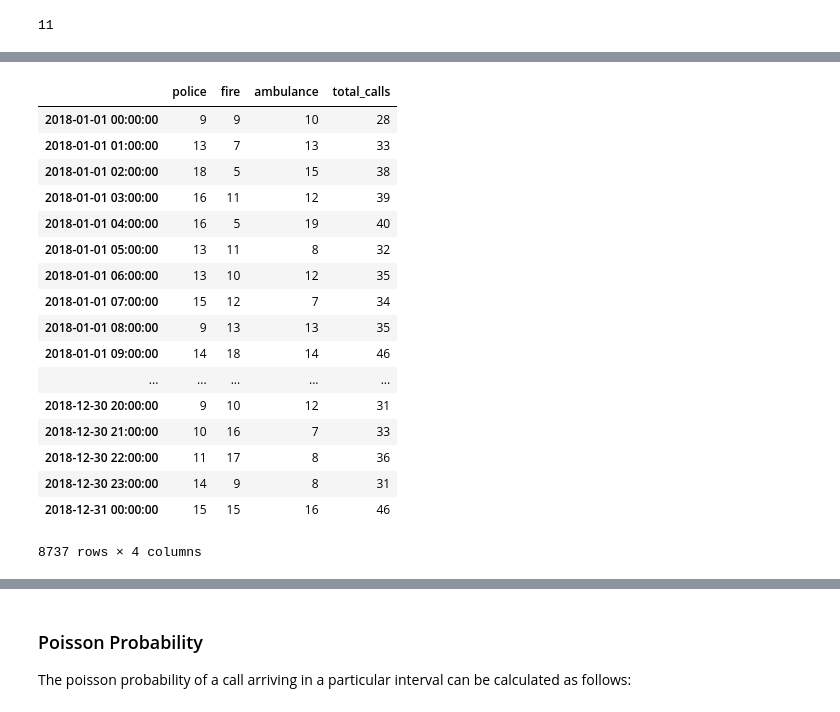
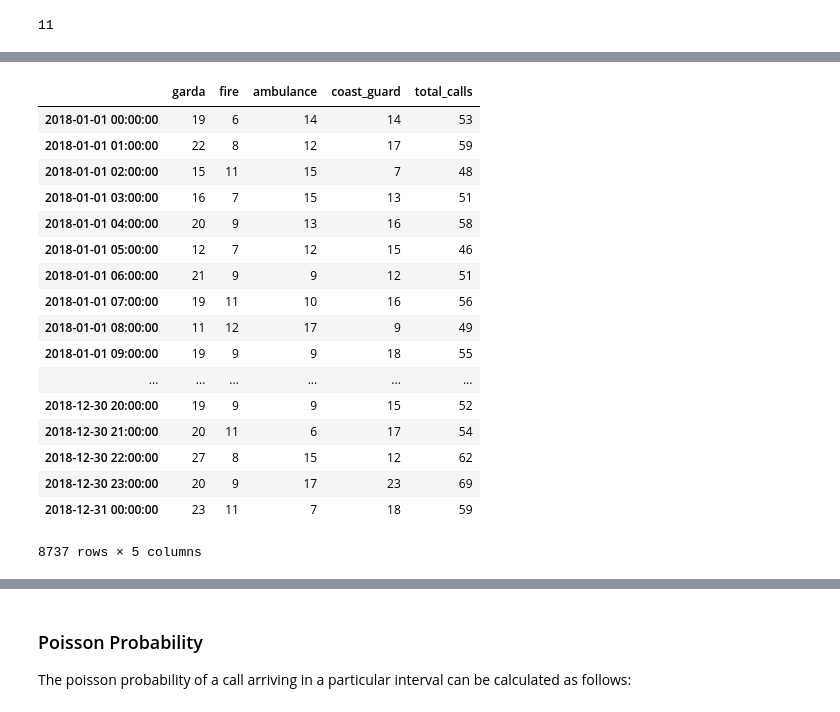
Before and after one commit to moranneil/Programming-For-Data-Analysis-Project-2019, a Jupyter notebook: Programming-For-Data-Analysis-Project-2019.ipynb, the cells around one changed output, grey strips where cells are left out. Cells and saved outputs as stored; diff of their text form; code cells hidden in the pictures.

Commit message:
Added new columns to Dataframe

```diff
--- a/Programming-For-Data-Analysis-Project-2019.ipynb
+++ b/Programming-For-Data-Analysis-Project-2019.ipynb
@@ -127,0 +136,6 @@ ecas_ambulance.head()
+# %%
+#Define a random integer for the Poisson distrubution lamda value for calls for a coast_guard emergency call.
+coast_guard_randomint = np.random.randint(10,15)
+coast_guard_randomint
+
+#Reference: https://docs.scipy.org/doc/numpy-1.15.1/reference/generated/numpy.random.randint.html
@@ -127,0 +144,10 @@ ecas_ambulance.head()
+# %%
+#Construct the ecas_coast_guard dataframe using Numpy random.poisson function in Python. The length of the dataframe is the amount
+#time intervals in the time_period defined above. The index of the Dataframe is the time_period time index variable.
+# The resulting poisson distribution values are labelled "coast_guard"
+ecas_coast_guard = pd.DataFrame(np.random.poisson(coast_guard_randomint, len(period_week)), index=period_week, columns=["coast_guard"])
+ecas_coast_guard.head()
+
+#Reference:
+#https://web.microsoftstream.com/video/db8801fe-9e42-4663-a508-5d6f38bb7327
+#https://docs.scipy.org/doc/numpy-1.15.1/reference/generated/numpy.random.poisson.html
@@ -128,4 +161,4 @@ ecas_ambulance.head()
 # %%
-ecas = ecas_police
+ecas = ecas_garda
 ecas.head()
 # %% [output]
@@ -181,0 +221,4 @@ ecas.head()
+# %%
+# Adding the coast_guard column to the ecas Dataframe, the ecas columns will consist of garda, fire, ambulance and coast_guard
+ecas['coast_guard'] = ecas_coast_guard['coast_guard'].values
+ecas.head()
@@ -182,27 +232,27 @@ ecas.head()
 # %%
-# Sum columns police, fire, ambulance to give a new column total_calls
+# Sum columns garda, fire, ambulance, coast_guard to give a new column total_calls
 # Reference: https://stackoverflow.com/questions/34023918/make-new-column-in-panda-dataframe-by-adding-values-from-other-columns/34023971
-ecas['total_calls'] = ecas['police'] + ecas['fire'] + ecas['ambulance']
+ecas['total_calls'] = ecas['garda'] + ecas['fire'] + ecas['ambulance'] + ecas['coast_guard']
 ecas
 # %% [output]
-|  | police | fire | ambulance | total_calls |
-| 2018-01-01 00:00:00 | 9 | 9 | 10 | 28 |
-| 2018-01-01 01:00:00 | 13 | 7 | 13 | 33 |
-| 2018-01-01 02:00:00 | 18 | 5 | 15 | 38 |
-| 2018-01-01 03:00:00 | 16 | 11 | 12 | 39 |
-| 2018-01-01 04:00:00 | 16 | 5 | 19 | 40 |
-| 2018-01-01 05:00:00 | 13 | 11 | 8 | 32 |
-| 2018-01-01 06:00:00 | 13 | 10 | 12 | 35 |
-| 2018-01-01 07:00:00 | 15 | 12 | 7 | 34 |
-| 2018-01-01 08:00:00 | 9 | 13 | 13 | 35 |
-| 2018-01-01 09:00:00 | 14 | 18 | 14 | 46 |
-| ... | ... | ... | ... | ... |
-| 2018-12-30 20:00:00 | 9 | 10 | 12 | 31 |
-| 2018-12-30 21:00:00 | 10 | 16 | 7 | 33 |
-| 2018-12-30 22:00:00 | 11 | 17 | 8 | 36 |
-| 2018-12-30 23:00:00 | 14 | 9 | 8 | 31 |
-| 2018-12-31 00:00:00 | 15 | 15 | 16 | 46 |
+|  | garda | fire | ambulance | coast_guard | total_calls |
+| 2018-01-01 00:00:00 | 19 | 6 | 14 | 14 | 53 |
+| 2018-01-01 01:00:00 | 22 | 8 | 12 | 17 | 59 |
+| 2018-01-01 02:00:00 | 15 | 11 | 15 | 7 | 48 |
+| 2018-01-01 03:00:00 | 16 | 7 | 15 | 13 | 51 |
+| 2018-01-01 04:00:00 | 20 | 9 | 13 | 16 | 58 |
+| 2018-01-01 05:00:00 | 12 | 7 | 12 | 15 | 46 |
+| 2018-01-01 06:00:00 | 21 | 9 | 9 | 12 | 51 |
+| 2018-01-01 07:00:00 | 19 | 11 | 10 | 16 | 56 |
+| 2018-01-01 08:00:00 | 11 | 12 | 17 | 9 | 49 |
+| 2018-01-01 09:00:00 | 19 | 9 | 9 | 18 | 55 |
+| ... | ... | ... | ... | ... | ... |
+| 2018-12-30 20:00:00 | 19 | 9 | 9 | 15 | 52 |
+| 2018-12-30 21:00:00 | 20 | 11 | 6 | 17 | 54 |
+| 2018-12-30 22:00:00 | 27 | 8 | 15 | 12 | 62 |
+| 2018-12-30 23:00:00 | 20 | 9 | 17 | 23 | 69 |
+| 2018-12-31 00:00:00 | 23 | 11 | 7 | 18 | 59 |
-8737 rows × 4 columns
+8737 rows × 5 columns
 # %%
 ecas['total_calls'].sum()
 # %% [output]
```
Also changed, not shown: parts of 26 cells of this notebook.
